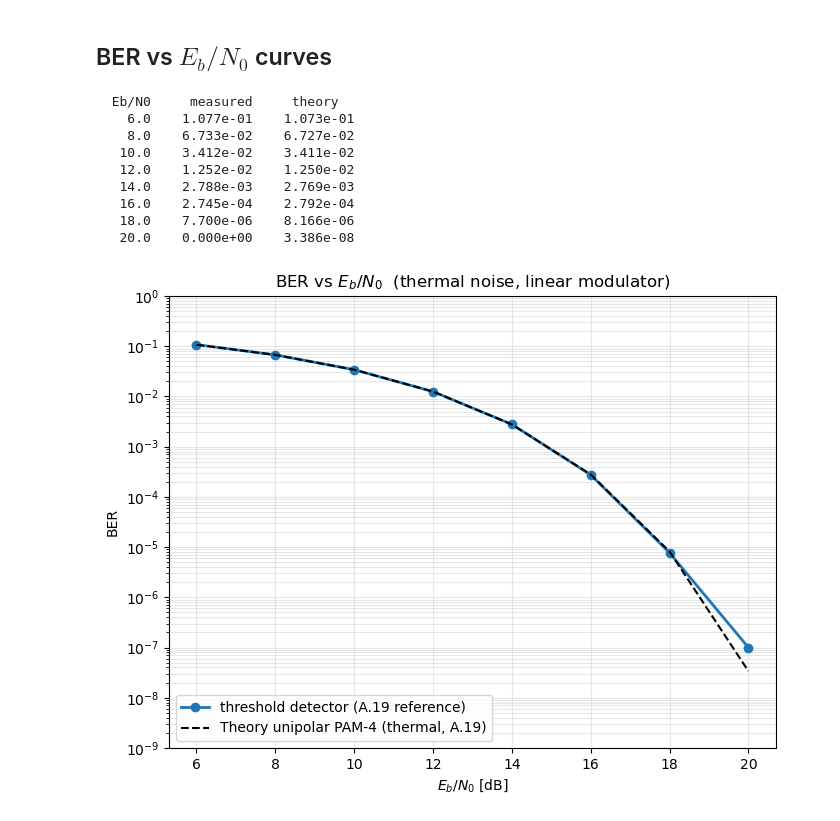
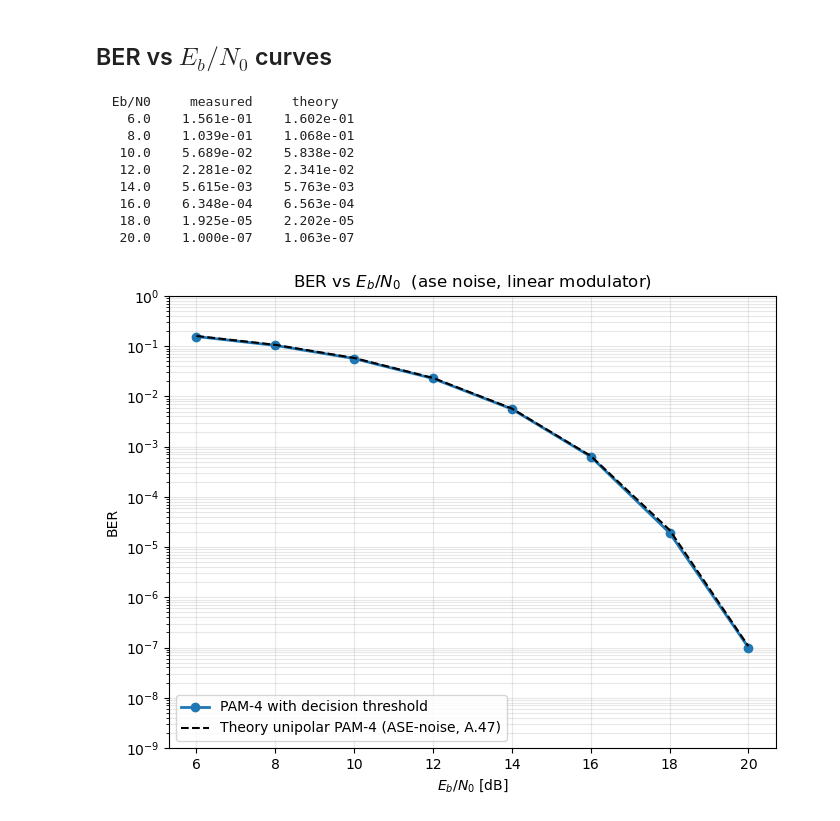
Before and after one commit to cellinidario/ericsson, a Jupyter notebook: pam4_analysis.ipynb, the cells around one changed output. Cells and saved outputs as stored; diff of their text form; code cells hidden in the pictures.

```diff
--- a/pam4_analysis.ipynb
+++ b/pam4_analysis.ipynb
@@ -48,19 +48,19 @@ device = "cuda" if torch.cuda.is_available() else "cpu"
 print("device:", device)
 
 # ----- knobs -----
-WAVELENGTH = "back2back"      # "back2back": transparent fiber | "oband": 1310 nm | "cband": 1550 nm
-REGIME = "thermal"           # "thermal": electrical noise at the ADC (A.19) | "ase": optical ASE beat noise (A.47)
+WAVELENGTH = "back-to-back"   # "back-to-back": transparent fiber | "oband": 1310 nm | "cband": 1550 nm
+REGIME = "ase"           # "thermal": electrical noise at the ADC (A.19) | "ase": optical ASE beat noise (A.47)
 MODULATOR = "linear"         # "linear": ideal linear modulator | "mzm": nonlinear cos^2 Mach-Zehnder
 MATCHED_FILTERS = "time-rect"  # "time-rect": one-symbol rectangle (confined in time -> A.19) |
                                # "freq-rect": ideal-rect 20 GHz brickwall (Marco's JLT model) | "rrc": roll-off 0.85
-EQUALIZERS = "threshold"     # "threshold": threshold detector only (A.19 reference) | "ffe": FFE only (RX) |
-                             # "end-to-end": DPD (TX) + FFE (RX) trained together (the E2E autoencoder)
+EQUALIZERS = "threshold"     # "threshold": decision threshold only | "ffe": FFE (RX) only |
+                             # "end-to-end": DPD (TX) + FFE (RX) jointly trained (the E2E autoencoder)
 NUM_STEPS = 10000        # training steps when no checkpoint is found (ignored for EQUALIZERS="threshold")
 NUM_EVAL = 10000000      # symbols per Eb/N0 point in the waterfall
 TRAIN_EBN0 = None        # None -> train over the 7-19 dB range; a number -> fixed training Eb/N0 [dB]
 FORCE_RETRAIN = True     # True -> ignore an existing checkpoint and retrain
 
-# --- To reproduce Forestieri's A.19 curve: back2back / thermal / linear / time-rect / EQUALIZERS="threshold".
+# --- To reproduce Forestieri's A.19 curve: back-to-back / thermal / linear / time-rect / EQUALIZERS="threshold".
 #     "time-rect" is confined to one symbol (no overlap -> no nonlinear ISI after the square law); the
 #     cell widens the front-end automatically because the rectangle's wide (sinc) spectrum needs an
 #     ideal (wide) receiver. With the realistic 25 GHz photodiode the time-rect does NOT reach A.19. ---
@@ -69,7 +69,7 @@ config = Config()
 config.set_wavelength_band(WAVELENGTH)
 config.noise_regime = REGIME
 config.modulator = MODULATOR
-config.tx_filter = MATCHED_FILTERS        # H_TX = H_RX (matched)
+config.tx_filter = MATCHED_FILTERS
 config.rx_filter = MATCHED_FILTERS
 config.equalizer = EQUALIZERS
 config.minibatch_symbols = 4096
@@ -247,39 +254,39 @@ sorted gaps: [0.3341 0.3364 0.3238]   spread std/mean = 0.017
 # %%
 if config.noise_regime == "ase":
     theory = theoretical_ber_unipolar_ase(ebn0_db, config.modulation_order)
-    theory_label = "Theory unipolar PAM-4 (ASE, A.47)"
+    theory_label = "Theory unipolar PAM-4 (ASE-noise, A.47)"
 else:
     theory = theoretical_ber_unipolar(ebn0_db, config.modulation_order)
-    theory_label = "Theory unipolar PAM-4 (thermal, A.19)"
+    theory_label = "Theory unipolar PAM-4 (thermal-noise, A.19)"
 measured_floor = np.maximum(measured, 1.0 / NUM_EVAL)   # smallest resolvable BER
 
-eq_label = {"end-to-end": "E2E autoencoder (DPD + FFE)", "ffe": "FFE only (fixed TX levels)",
-            "threshold": "threshold detector (A.19 reference)"}.get(config.equalizer, str(config.equalizer))
+eq_label = {"end-to-end": "PAM-4 with E2E autoencoder", "ffe": "PAM-4 with FFE only",
+            "threshold": "PAM-4 with decision threshold"}.get(config.equalizer, str(config.equalizer))
 
 print("  Eb/N0     measured     theory")
 for e, m, t in zip(ebn0_db, measured, theory):
     print(f"  {e:5.1f}    {m:.3e}    {t:.3e}")
 
 fig_ber, ax_ber = plt.subplots(figsize=(7, 5.5))
 ax_ber.semilogy(ebn0_db, measured_floor, "-o", linewidth=2, label=eq_label)
 ax_ber.semilogy(ebn0_db, theory, "k--", linewidth=1.5, label=theory_label)
 ax_ber.grid(True, which="both", alpha=0.3)
 ax_ber.set_xlabel(r"$E_b/N_0$ [dB]")
 ax_ber.set_ylabel("BER")
 ax_ber.set_ylim(1e-9, 1)
 ax_ber.set_title(f"BER vs $E_b/N_0$  ({config.noise_regime} noise, {config.modulator} modulator)")
 ax_ber.legend(loc="lower left")
 fig_ber.tight_layout()
 fig_ber.savefig(os.path.join("results", "pam4_ber.png"), dpi=150, bbox_inches="tight")
 plt.show()
 # %% [output]
   Eb/N0     measured     theory
-    6.0    1.077e-01    1.073e-01
-    8.0    6.733e-02    6.727e-02
-   10.0    3.412e-02    3.411e-02
-   12.0    1.252e-02    1.250e-02
-   14.0    2.788e-03    2.769e-03
-   16.0    2.745e-04    2.792e-04
-   18.0    7.700e-06    8.166e-06
-   20.0    0.000e+00    3.386e-08
+    6.0    1.561e-01    1.602e-01
+    8.0    1.039e-01    1.068e-01
+   10.0    5.689e-02    5.838e-02
+   12.0    2.281e-02    2.341e-02
+   14.0    5.615e-03    5.763e-03
+   16.0    6.348e-04    6.563e-04
+   18.0    1.925e-05    2.202e-05
+   20.0    1.000e-07    1.063e-07
-[figure, old version]
+[figure, new version]
```
Also changed, not shown: parts of 4 cells of this notebook, 4 other files.
